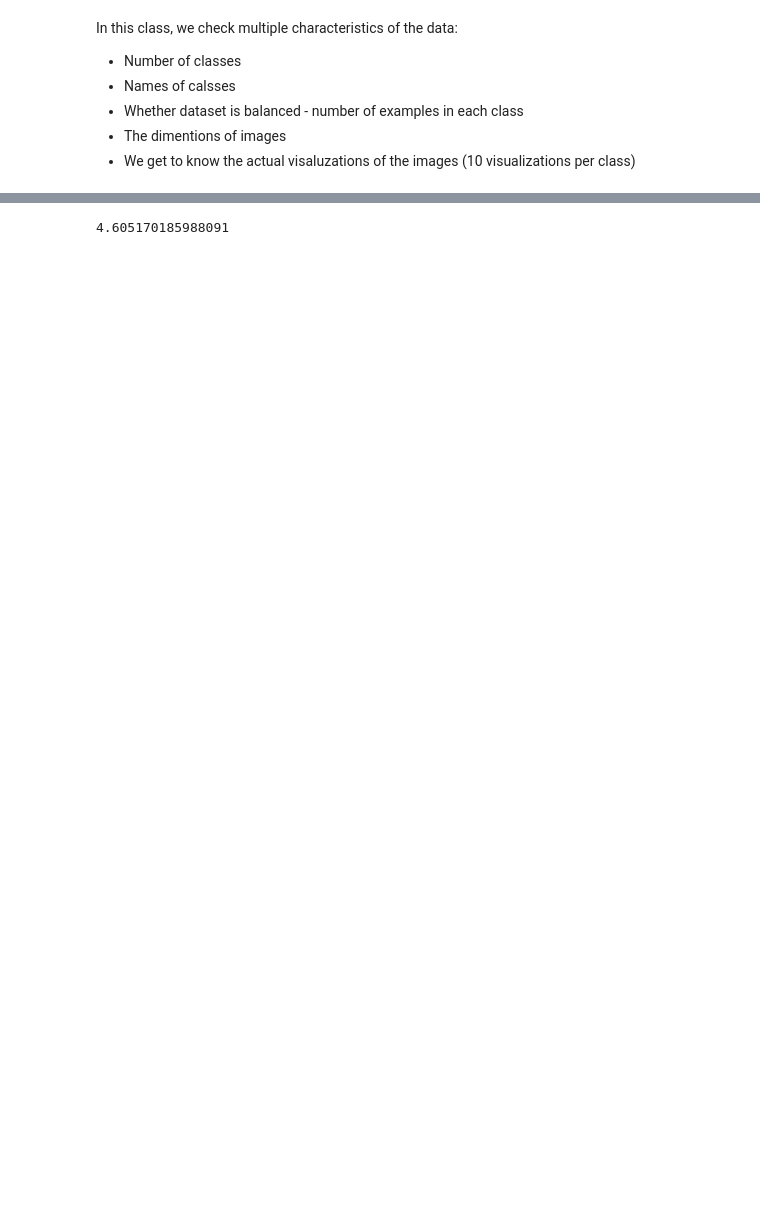
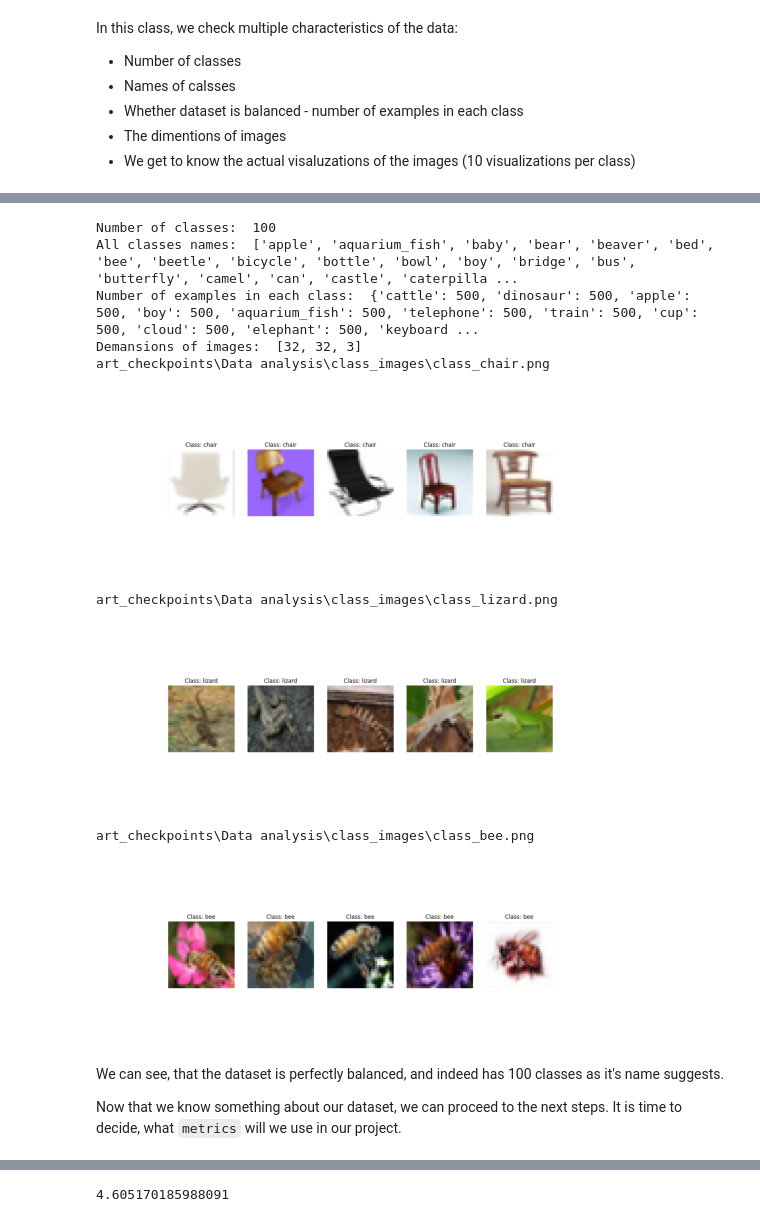
Before and after one commit to SebChw/ART-Templates, a Jupyter notebook: {{cookiecutter.project_slug}}/Tutorial.ipynb, the cells around one changed output, grey strips where cells are left out. Saved outputs shown, nothing was run; the diff lists cells and outputs as text; code cells hidden in the pictures; blank space fills up the shorter version.

```diff
--- a/{{cookiecutter.project_slug}}/Tutorial.ipynb
+++ b/{{cookiecutter.project_slug}}/Tutorial.ipynb
@@ -49,8 +48,0 @@ Code of the following steps was changed: Data analysis
-# %%
-for i, result in enumerate(project.get_step(0).get_latest_run()):
-    if i < 4:
-        print(result)
-    else:
-        for j, fig in enumerate(result):
-            if j % 20 == 0:
-                fig.show()
@@ -57,3 +57,36 @@ for i, result in enumerate(project.get_step(0).get_latest_run()):
+# %%
+import random
+import matplotlib.pyplot as plt
+from PIL import Image
+from os.path import normpath
+results = project.get_step(0).get_latest_run()
+print("Number of classes: ", results["number_of_classes"])
+print("All classes names: ", results["class_names"])
+print("Number of examples in each class: ", results["number_of_examples_in_each_class"])
+print("Demansions of images: ", results["img_dimensions"])
+for i in range(3):
+    img_class = results["class_names"][random.randint(0, 100)]
+    img_path = normpath(f"art_checkpoints/Data analysis/{project.get_step(0).get_class_image_path(img_class)}")
+    print(img_path)
+    image = Image.open(img_path)
+    plt.imshow(image)
+    plt.axis('off')
+    plt.show()
+# %% [output]
+Number of classes:  100
+All classes names:  ['apple', 'aquarium_fish', 'baby', 'bear', 'beaver', 'bed', 'bee', 'beetle', 'bicycle', 'bottle', 'bowl', 'boy', 'bridge', 'bus', 'butterfly', 'camel', 'can', 'castle', 'caterpilla ...
+Number of examples in each class:  {'cattle': 500, 'dinosaur': 500, 'apple': 500, 'boy': 500, 'aquarium_fish': 500, 'telephone': 500, 'train': 500, 'cup': 500, 'cloud': 500, 'elephant': 500, 'keyboard ...
+Demansions of images:  [32, 32, 3]
+art_checkpoints\Data analysis\class_images\class_chair.png
+[figure, added]
+art_checkpoints\Data analysis\class_images\class_lizard.png
+[figure, added]
+art_checkpoints\Data analysis\class_images\class_bee.png
+[figure, added]
+# %% [markdown]
+We can see, that the dataset is perfectly balanced, and indeed has 100 classes as it's name suggests.
+
+Now that we know something about our dataset, we can proceed to the next steps. It is time to decide, what `metrics` will we use in our project.
 # %%
 from torchmetrics import Accuracy
 import torch.nn as nn
```
Also changed, not shown: parts of 20 cells of this notebook, 3 other files.
